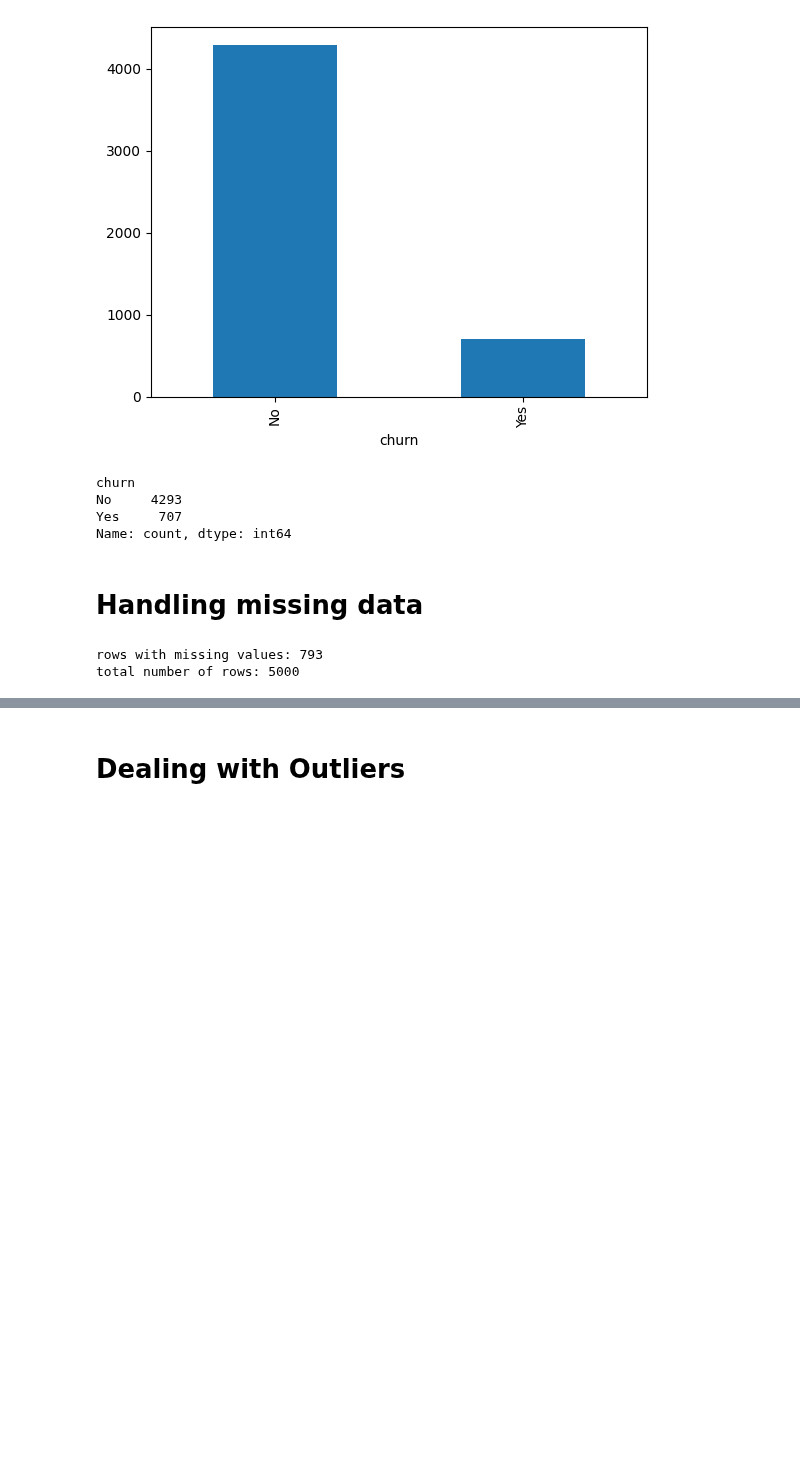
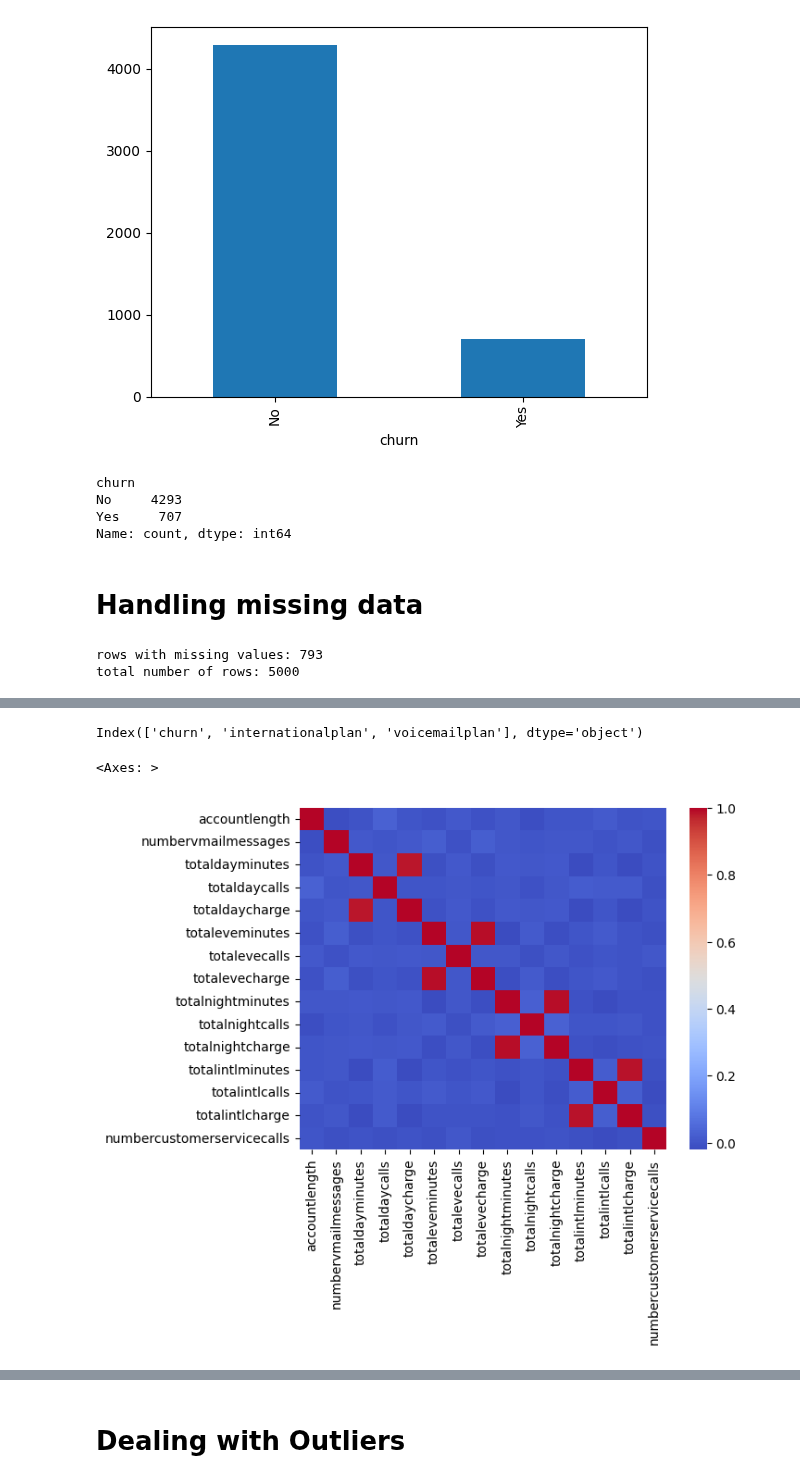
Before and after one commit to TheNoobGoda/ids-project, a Jupyter notebook: src/data_pre_processing.ipynb, the cells around one changed output, grey strips where cells are left out. Drawn from its saved outputs; the diff is of its cells as text; code cells hidden in the pictures; blank space fills up the shorter version.

```diff
--- a/src/data_pre_processing.ipynb
+++ b/src/data_pre_processing.ipynb
@@ -90,3 +91,34 @@ total number of rows: 5000
 | 50% | 100.000000 | 0.000000 | 180.306625 | 100.000000 | 30.629386 | 200.679798 | ... |
 | 75% | 127.000000 | 16.000000 | 215.900000 | 113.000000 | 36.690000 | 233.800000 | ... |
 | max | 243.000000 | 52.000000 | 351.500000 | 165.000000 | 59.760000 | 363.700000 | ... |
+# %%
+numerical_columns = df.select_dtypes(include=['float64']).columns
+string_columns = df.select_dtypes(exclude=['float64']).columns
+print(string_columns)
+corr = {}
+
+for col in string_columns:
+
+    contingency_table = pd.crosstab(df['churn'], df[col])
+
+    chi2, p, _, _ = stats.chi2_contingency(contingency_table)
+    corr[col] = p
+
+churn = df['churn'].map({
+    'Yes': 0,
+    'No' : 1
+})
+
+
+for col in numerical_columns:
+
+    correlation, p = stats.pointbiserialr(df[col], churn)
+    corr[col] = p
+
+corr_matrix =  df.loc[:,numerical_columns].corr()
+
+sns.heatmap(corr_matrix, cmap='coolwarm')
+# %% [output]
+Index(['churn', 'internationalplan', 'voicemailplan'], dtype='object')
+<Axes: >
+[figure, added]
```
Also changed, not shown: parts of 7 cells of this notebook.
